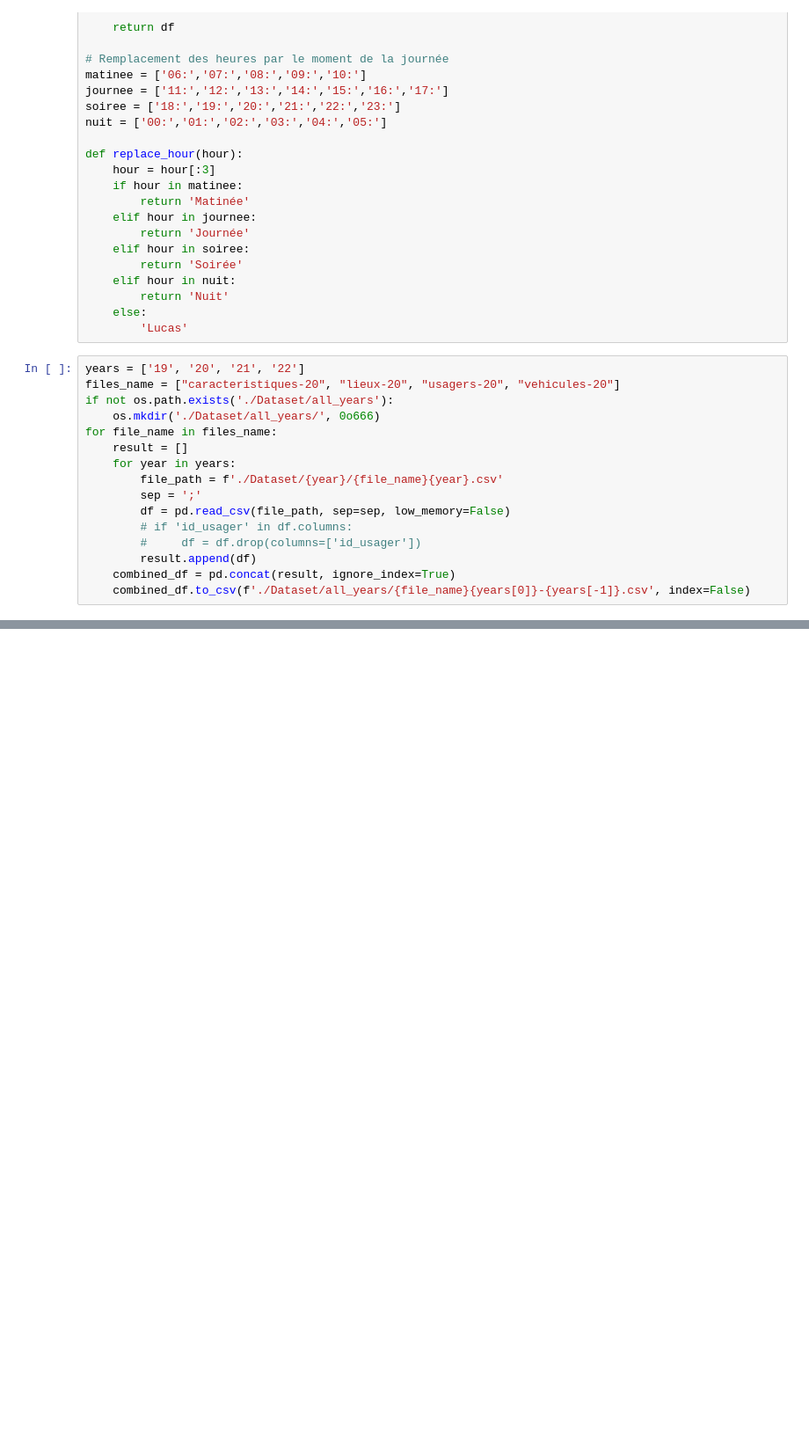
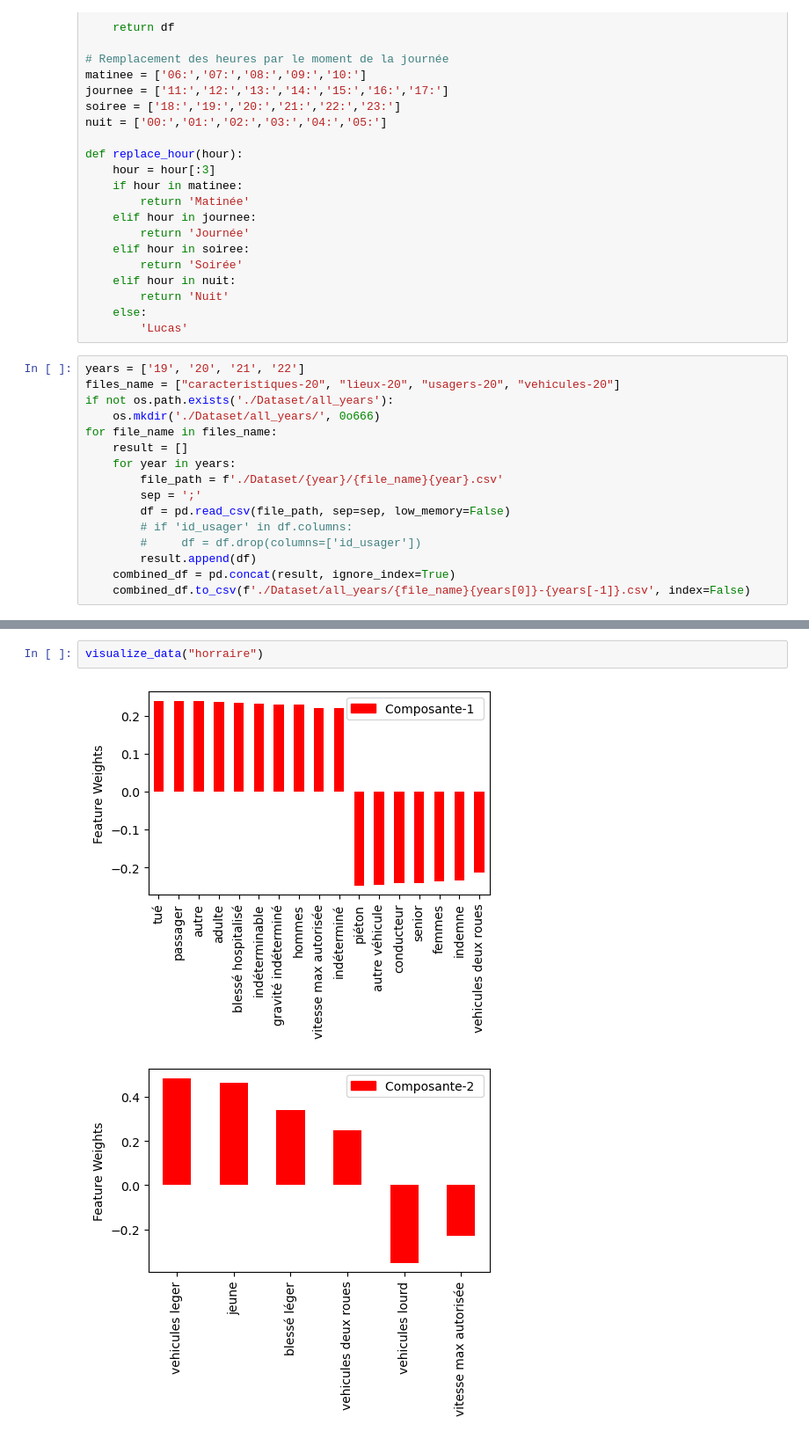
Before and after one commit to TheGooodDev/TPDataMiningRoute, a Jupyter notebook: Main.ipynb, the cells around one changed output, grey strips where cells are left out. Shown at 88% size. Drawn from its saved outputs; the diff is of its cells as text; blank space fills up the shorter version.

```diff
--- a/Main.ipynb
+++ b/Main.ipynb
@@ -335,0 +428,5 @@ None
+# %%
+visualize_data("horraire")
+# %% [output]
+[figure, added]
+[figure, added]
```
Also changed, not shown: parts of 17 cells of this notebook, 1 other file.
